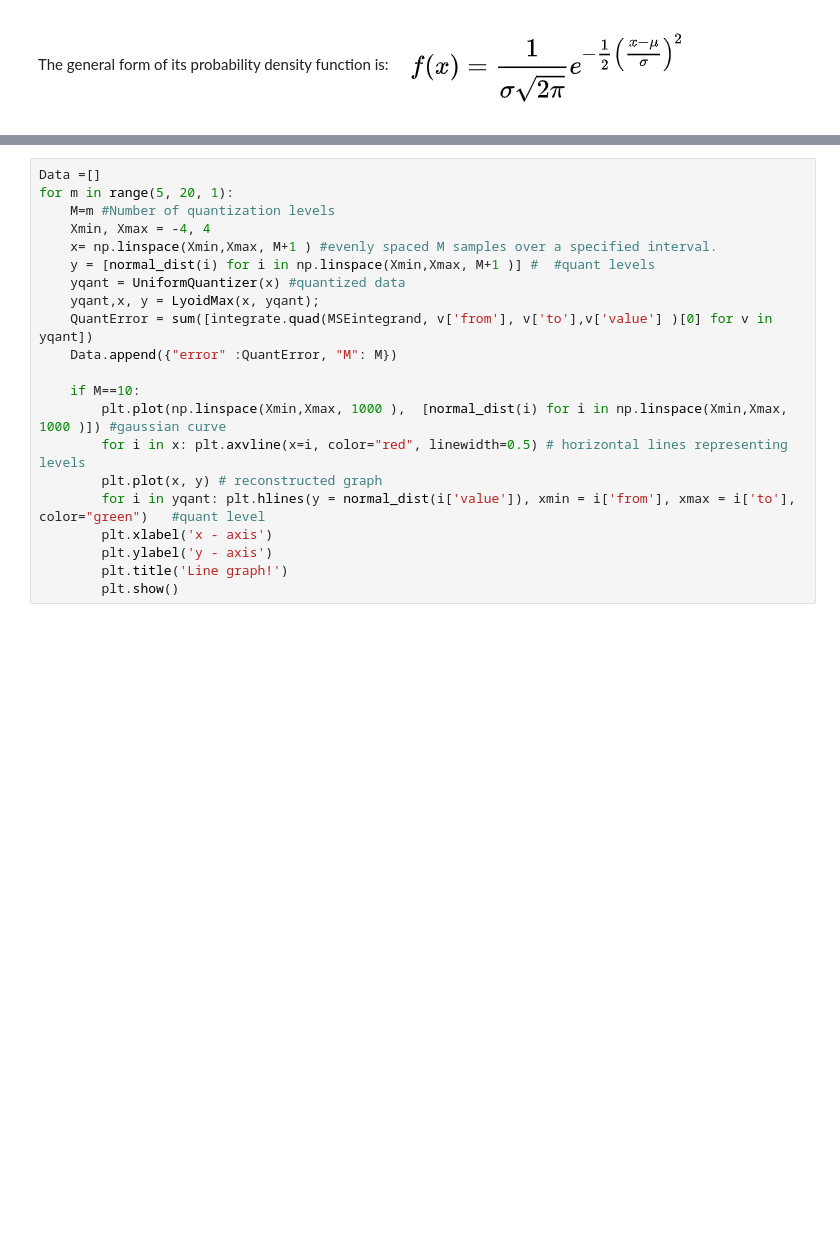
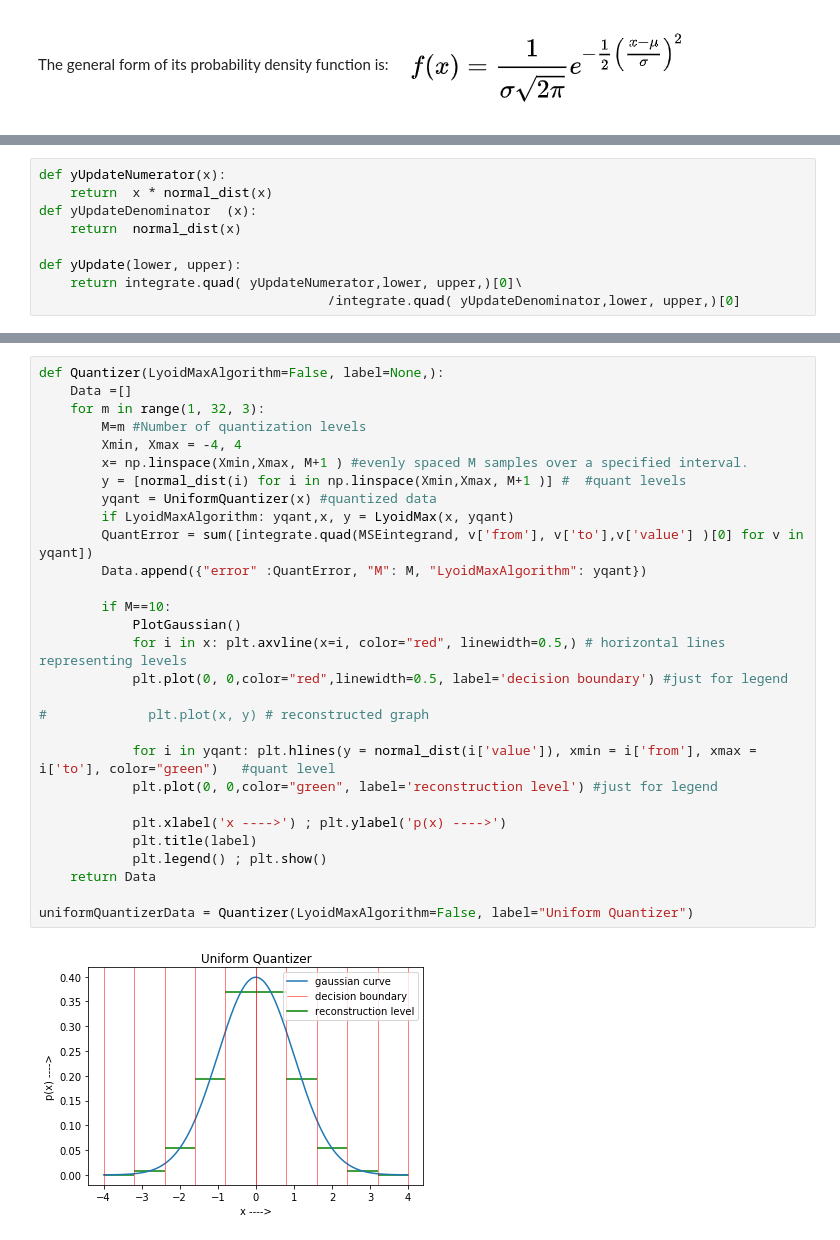
Before and after one commit to SushantGautam/LloydMaxQuantization, a Jupyter notebook: Q1.ipynb, the cells around one changed output, grey strips where cells are left out. Cells and saved outputs as stored; diff of their text form; blank space fills up the shorter version.

```diff
--- a/Q1.ipynb
+++ b/Q1.ipynb
@@ -9,0 +18,9 @@ The general form of its probability density function is:
+# %%
+def yUpdateNumerator(x):
+    return  x * normal_dist(x)
+def yUpdateDenominator  (x):
+    return  normal_dist(x)
+
+def yUpdate(lower, upper):
+    return integrate.quad( yUpdateNumerator,lower, upper,)[0]\
+                                     /integrate.quad( yUpdateDenominator,lower, upper,)[0]
@@ -52,21 +62,31 @@ def LyoidMax(x, yquant):
 # %%
-Data =[]
-for m in range(5, 20, 1):
-    M=m #Number of quantization levels
-    Xmin, Xmax = -4, 4
-    x= np.linspace(Xmin,Xmax, M+1 ) #evenly spaced M samples over a specified interval.
-    y = [normal_dist(i) for i in np.linspace(Xmin,Xmax, M+1 )] #  #quant levels
-    yqant = UniformQuantizer(x) #quantized data
-    yqant,x, y = LyoidMax(x, yqant);
-    QuantError = sum([integrate.quad(MSEintegrand, v['from'], v['to'],v['value'] )[0] for v in yqant])
-    Data.append({"error" :QuantError, "M": M})
+def Quantizer(LyoidMaxAlgorithm=False, label=None,):
+    Data =[]
+    for m in range(1, 32, 3):
+        M=m #Number of quantization levels
+        Xmin, Xmax = -4, 4
+        x= np.linspace(Xmin,Xmax, M+1 ) #evenly spaced M samples over a specified interval.
+        y = [normal_dist(i) for i in np.linspace(Xmin,Xmax, M+1 )] #  #quant levels
+        yqant = UniformQuantizer(x) #quantized data
+        if LyoidMaxAlgorithm: yqant,x, y = LyoidMax(x, yqant)
+        QuantError = sum([integrate.quad(MSEintegrand, v['from'], v['to'],v['value'] )[0] for v in yqant])
+        Data.append({"error" :QuantError, "M": M, "LyoidMaxAlgorithm": yqant})
 
-    if M==10:
-        plt.plot(np.linspace(Xmin,Xmax, 1000 ),  [normal_dist(i) for i in np.linspace(Xmin,Xmax, 1000 )]) #gaussian curve
-        for i in x: plt.axvline(x=i, color="red", linewidth=0.5) # horizontal lines representing levels
-        plt.plot(x, y) # reconstructed graph
-        for i in yqant: plt.hlines(y = normal_dist(i['value']), xmin = i['from'], xmax = i['to'], color="green")   #quant level
-        plt.xlabel('x - axis')
-        plt.ylabel('y - axis')
-        plt.title('Line graph!')
-        plt.show()
+        if M==10:
+            PlotGaussian()
+            for i in x: plt.axvline(x=i, color="red", linewidth=0.5,) # horizontal lines representing levels
+            plt.plot(0, 0,color="red",linewidth=0.5, label='decision boundary') #just for legend
+
+#             plt.plot(x, y) # reconstructed graph
+
+            for i in yqant: plt.hlines(y = normal_dist(i['value']), xmin = i['from'], xmax = i['to'], color="green")   #quant level
+            plt.plot(0, 0,color="green", label='reconstruction level') #just for legend
+
+            plt.xlabel('x ---->') ; plt.ylabel('p(x) ---->')
+            plt.title(label)
+            plt.legend() ; plt.show()
+    return Data
+
+uniformQuantizerData = Quantizer(LyoidMaxAlgorithm=False, label="Uniform Quantizer")
+# %% [output]
+[figure, added]
```
Also changed, not shown: parts of 15 cells of this notebook.
